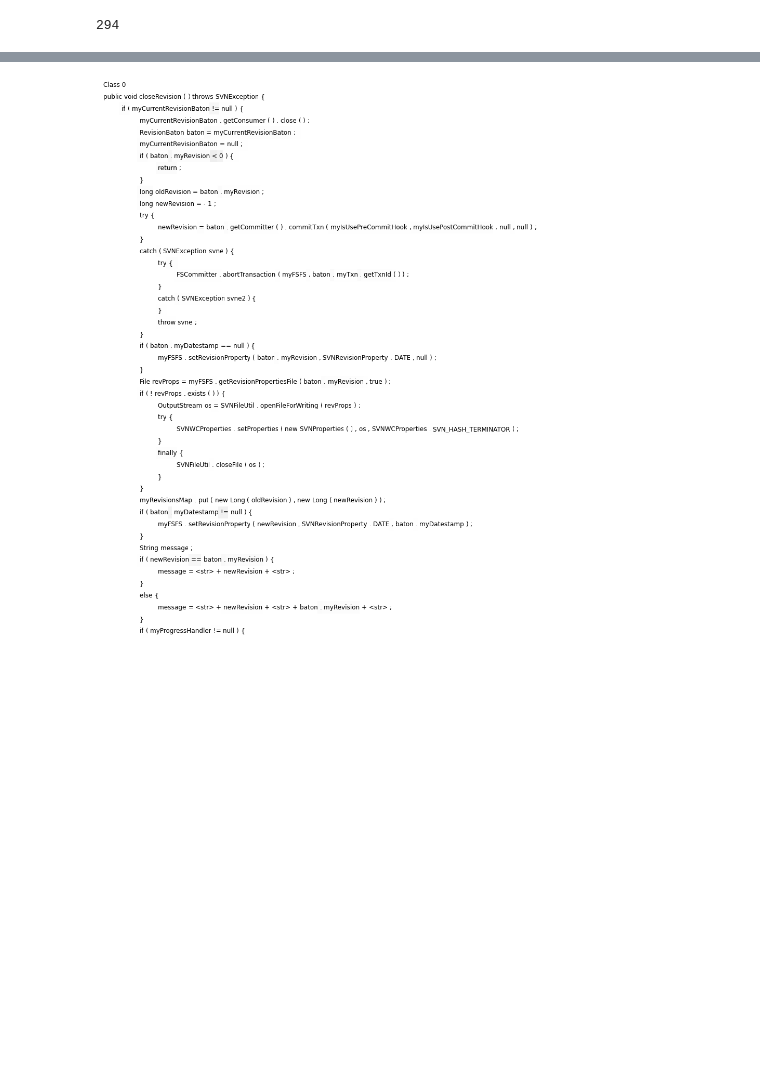
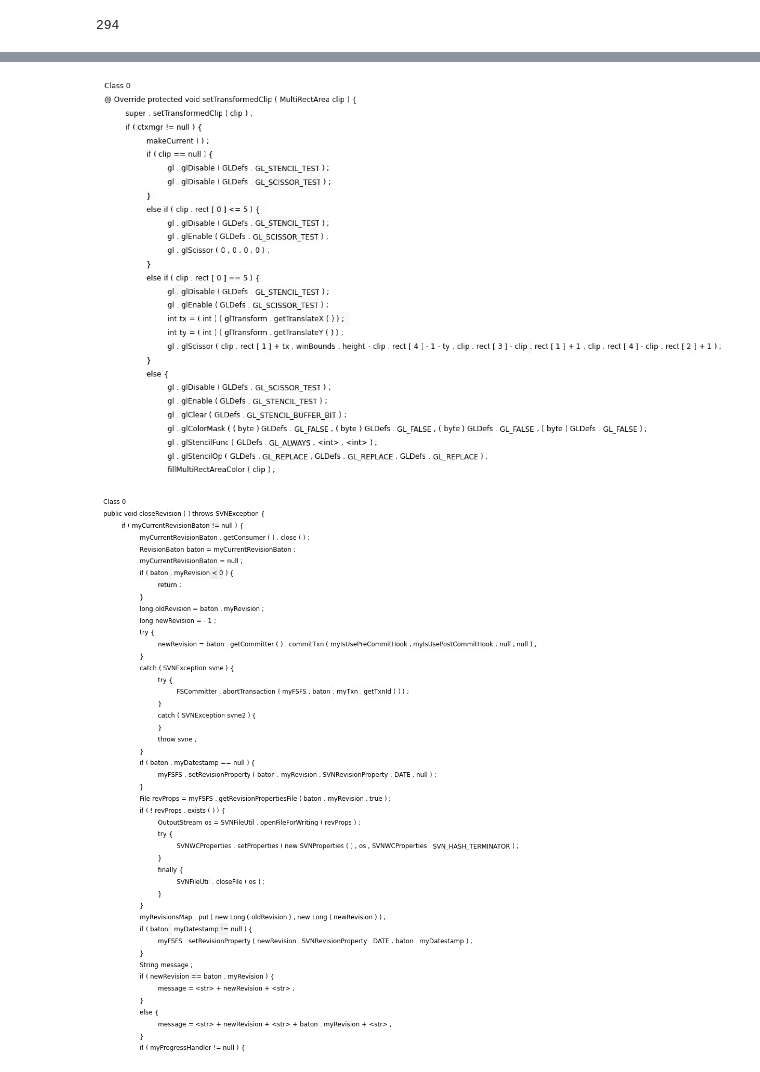
Before and after one commit to Lizhmq/CodeBertRationalizer, a Jupyter notebook: tmp.ipynb, the cells around one changed output, grey strips where cells are left out. Drawn from its saved outputs; the diff is of its cells as text; code cells hidden in the pictures; blank space fills up the shorter version.

```diff
--- a/tmp.ipynb
+++ b/tmp.ipynb
@@ -47,6 +46,6 @@ import utils
 # %%
 device = torch.device("cpu")
-model_path = "./save/java-classifier4/checkpoint-36000-0.9365"
+model_path = "./save/java-classifier2/checkpoint-20000-0.9311"
 cls_model = codebert_cls(model_path, device)
 # %%
 inputs = [
@@ -60,3 +59,5 @@ from scorer.base_scorer import SaliencyScorer
 from scorer.gradient_scorer import  GradientSaliency
 # %%
 from utils import gen_score_img
+# %%
+cls_model.run_info(inputs)['predicted_labels'][0]
@@ -69,0 +75,11 @@ gen_score_img(inputs[1], attentions[1][:len(inputs[1])])
+# %%
+import pickle
+data_path = '../bigJava/datasets/test.pkl'
+
+i = 29
+with open(data_path, 'rb') as f:
+    test_data = pickle.load(f)
+inputs = [test_data['norm'][i]]
+label = test_data['label'][i]
+span = test_data['span'][i]
+predicted_label = int(cls_model.run_info(inputs)['predicted_labels'][0])
@@ -69,0 +89,3 @@ gen_score_img(inputs[1], attentions[1][:len(inputs[1])])
+# %%
+attentions = scorer(inputs)
+l = min(len(inputs[0]), len(attentions[0]))
@@ -70,3 +110,7 @@ gen_score_img(inputs[1], attentions[1][:len(inputs[1])])
+# %%
+gen_score_img(inputs[0][:l], attentions[0][:l], 0)
+# %% [output]
+[figure, added]
 # %%
 import torch
 from models.codebert import codebert_cls
```
Also changed, not shown: parts of 6 cells of this notebook, 2 other files.
